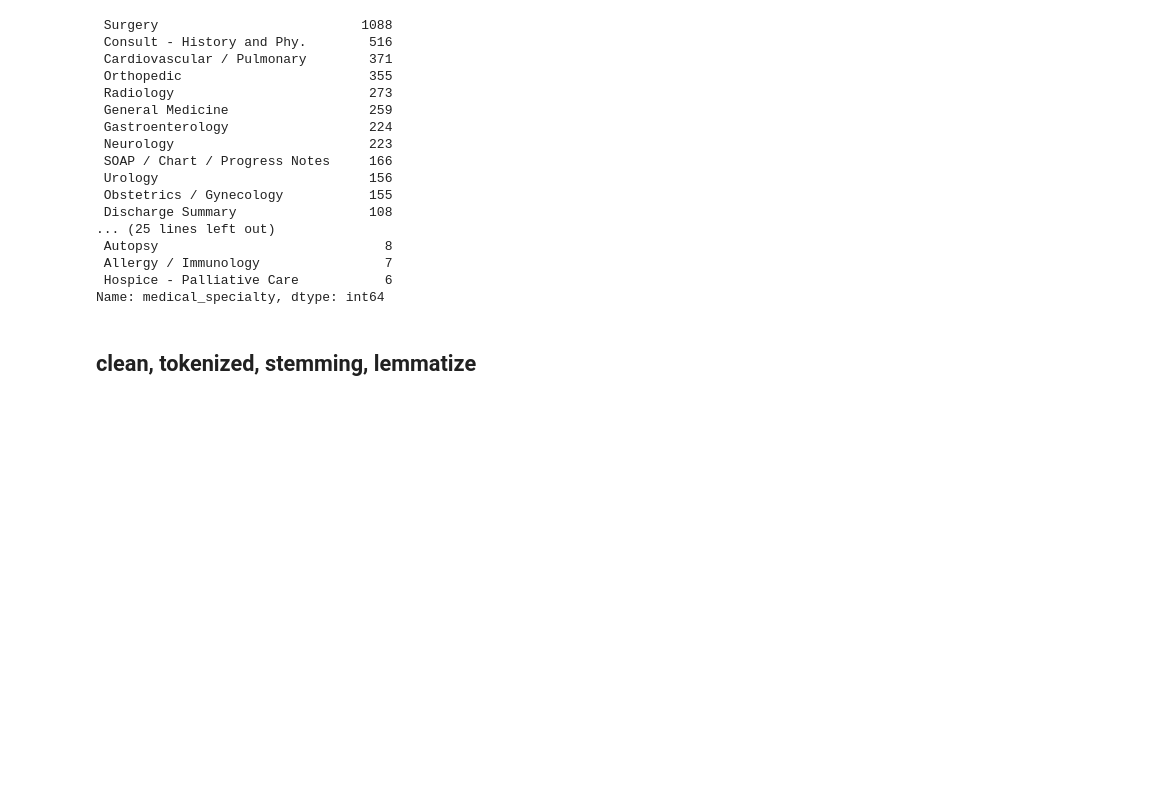
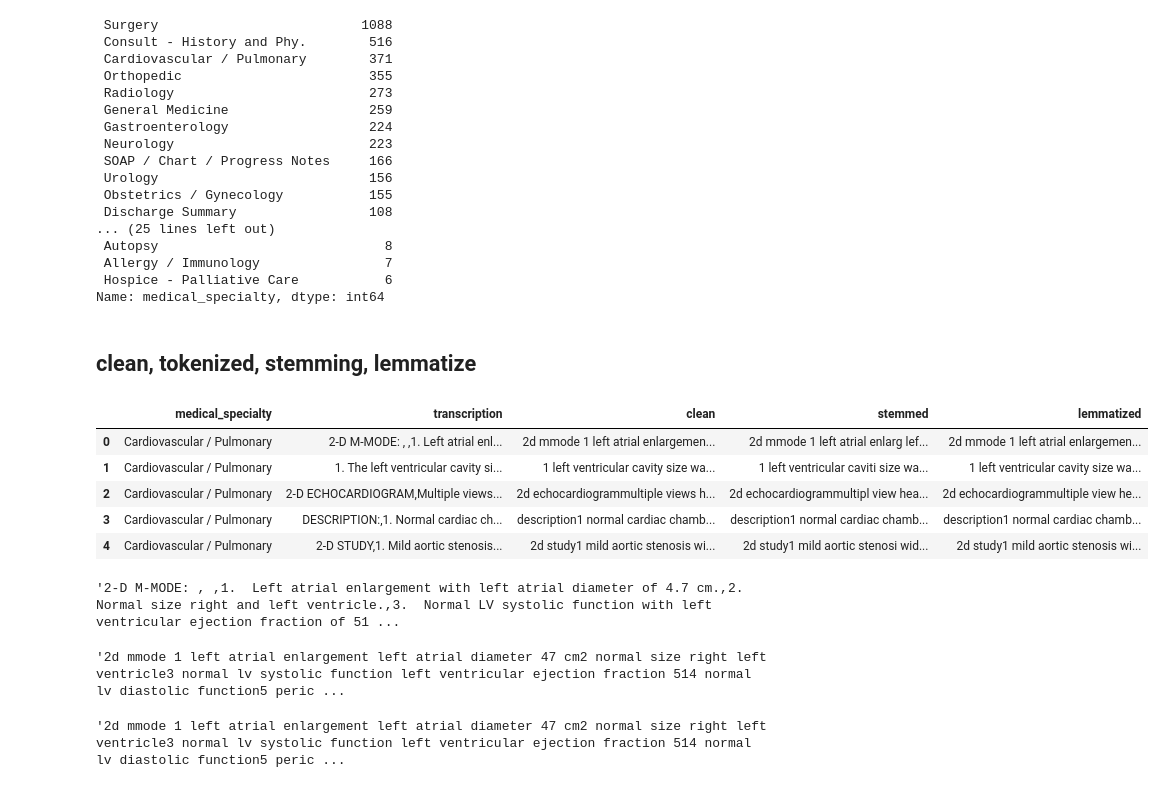
Before and after one commit to cindyvillanuevads/project_medical_text, a Jupyter notebook: initial_notebook.ipynb, the cells around one changed output. Cells and saved outputs as stored; diff of their text form; code cells hidden in the pictures; blank space fills up the shorter version.

Commit message:
check prepare function

```diff
--- a/initial_notebook.ipynb
+++ b/initial_notebook.ipynb
@@ -203,3 +203,28 @@ def top_n_target(df,target,  n):
 new_df =top_n_target(df[['medical_specialty', 'transcription']], 'medical_specialty', 5)
 # %% [markdown]
 ##  clean, tokenized, stemming, lemmatize
+# %%
+
+#use my prepare function
+clean_df =pre.prepare_data(new_df, 'transcription')
+# %%
+clean_df.head()
+# %% [output]
+|  | medical_specialty | transcription | clean | stemmed | lemmatized |
+| 0 | Cardiovascular / Pulmonary | 2-D M-MODE: , ,1. Left atrial enl... | 2d mmode 1 left atrial enlargemen... | 2d mmode 1 left atrial enlarg lef... | 2d mmode 1 left atrial enlargemen... |
+| 1 | Cardiovascular / Pulmonary | 1. The left ventricular cavity si... | 1 left ventricular cavity size wa... | 1 left ventricular caviti size wa... | 1 left ventricular cavity size wa... |
+| 2 | Cardiovascular / Pulmonary | 2-D ECHOCARDIOGRAM,Multiple views... | 2d echocardiogrammultiple views h... | 2d echocardiogrammultipl view hea... | 2d echocardiogrammultiple view he... |
+| 3 | Cardiovascular / Pulmonary | DESCRIPTION:,1. Normal cardiac ch... | description1 normal cardiac chamb... | description1 normal cardiac chamb... | description1 normal cardiac chamb... |
+| 4 | Cardiovascular / Pulmonary | 2-D STUDY,1. Mild aortic stenosis... | 2d study1 mild aortic stenosis wi... | 2d study1 mild aortic stenosi wid... | 2d study1 mild aortic stenosis wi... |
+# %%
+clean_df.transcription[0]
+# %% [output]
+'2-D M-MODE: , ,1.  Left atrial enlargement with left atrial diameter of 4.7 cm.,2.  Normal size right and left ventricle.,3.  Normal LV systolic function with left ventricular ejection fraction of 51 ...
+# %%
+clean_df.clean[0]
+# %% [output]
+'2d mmode 1 left atrial enlargement left atrial diameter 47 cm2 normal size right left ventricle3 normal lv systolic function left ventricular ejection fraction 514 normal lv diastolic function5 peric ...
+# %%
+clean_df.lemmatized[0]
+# %% [output]
+'2d mmode 1 left atrial enlargement left atrial diameter 47 cm2 normal size right left ventricle3 normal lv systolic function left ventricular ejection fraction 514 normal lv diastolic function5 peric ...
```
